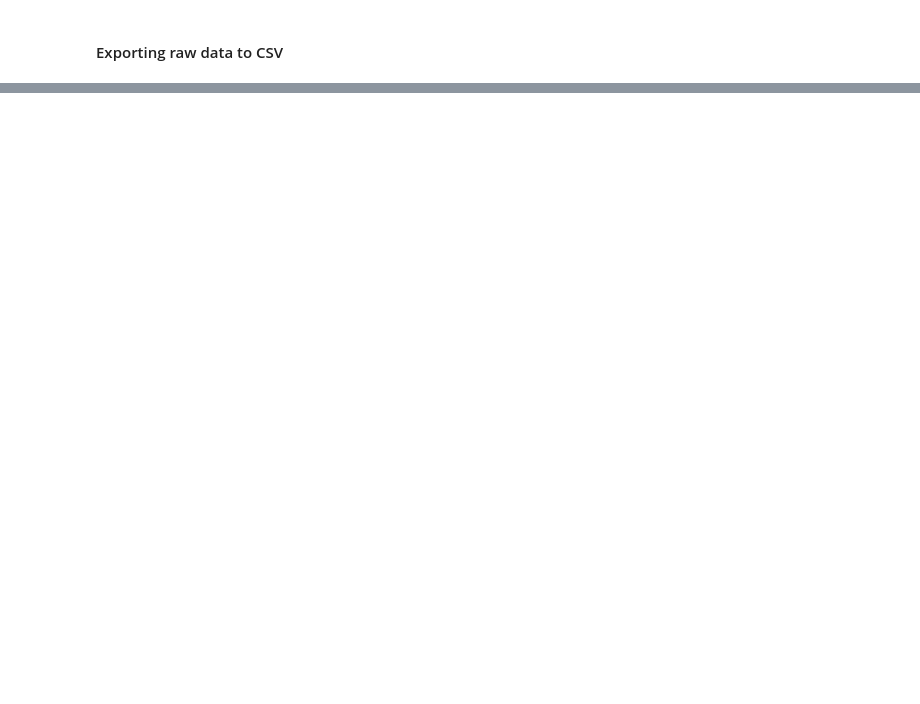
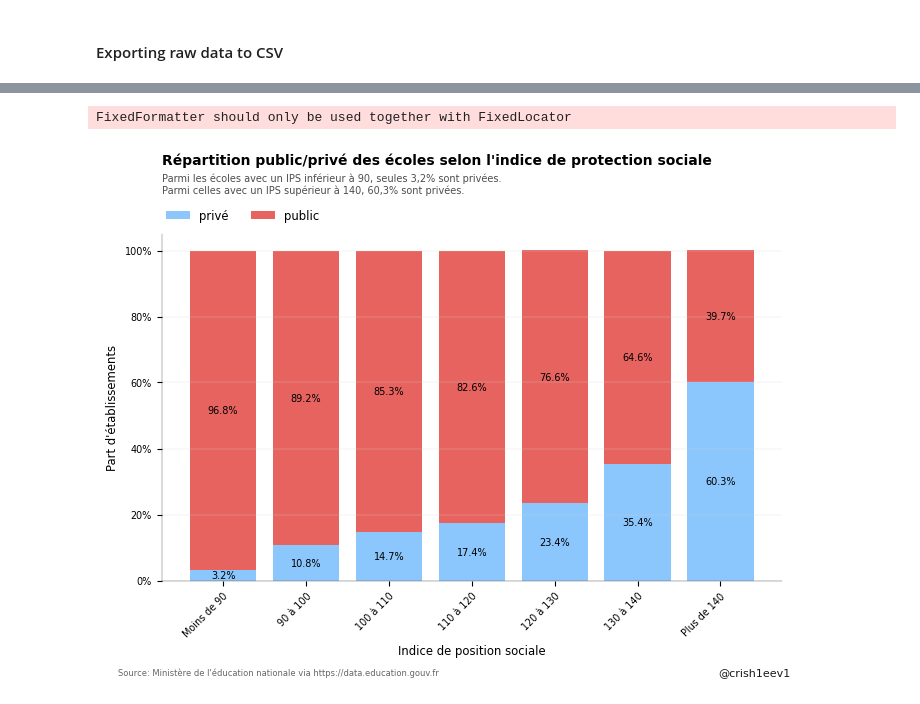
Before and after one commit to crish1eev1/indice-de-position-sociale, a Jupyter notebook: main.ipynb, the cells around one changed output, grey strips where cells are left out. Drawn from its saved outputs; the diff is of its cells as text; code cells hidden in the pictures; blank space fills up the shorter version.

```diff
--- a/main.ipynb
+++ b/main.ipynb
@@ -354,0 +569,3 @@ fig.show()
+# %%
+plt.style.use("default")
+mpl.rcParams.keys()
@@ -354,0 +647,55 @@ fig.show()
+# %%
+fig, ax = plt.subplots()
+bar1 = ax.bar(ips_ecole_split.index, ips_ecole_split['privé sous contrat'], label='privé', color='#8BC6FC')
+bar2 = ax.bar(ips_ecole_split.index, ips_ecole_split['public'], label='public', bottom=ips_ecole_split['privé sous contrat'], color='#E66360')
+
+ax.set_title('Répartition public/privé des écoles selon l\'indice de protection sociale', pad=50)
+ax.legend(bbox_to_anchor=(0, 1.02, 1, 0.2), loc="lower left", ncol=2, borderaxespad=0) #https://stackoverflow.com/questions/4700614/how-to-put-the-legend-outside-the-plot/43439132#43439132
+ax.set_xlabel("Indice de position sociale")
+ax.set_ylabel("Part d'établissements")
+
+ax.set_xticklabels(
+    labels=ips_ecole_split.index,
+    rotation=45,
+    ha="right",
+    rotation_mode="anchor")
+
+label_bar1 = ((ips_ecole_split['privé sous contrat']*100).round(2).astype(str)) + '%'
+label_bar2 = ((ips_ecole_split['public']*100).round(2).astype(str)) + '%'
+ax.bar_label(bar1, padding=0, label_type='center', labels=label_bar1, fontsize=7)
+ax.bar_label(bar2, padding=0, label_type='center', labels=label_bar2, fontsize=7)
+
+import matplotlib.ticker as mtick
+plt.gca().yaxis.set_major_formatter(mtick.PercentFormatter(xmax=1.0))
+
+
+# Subtitle
+ax.text(x=.125, y=.97,
+        s="Parmi les écoles avec un IPS inférieur à 90, seules 3,2% sont privées.\nParmi celles avec un IPS supérieur à 140, 60,3% sont privées.",
+        transform=fig.transFigure,
+        ha='left',
+        fontsize=7,
+        alpha=.7)
+
+# Source text
+ax.text(x=.07, y=-0.1,
+        s="Source: Ministère de l'éducation nationale via https://data.education.gouv.fr",
+        transform=fig.transFigure,
+        ha='left',
+        fontsize=6,
+        alpha=.6)
+
+# copyright text
+ax.text(x=.82, y=-0.1,
+        s="@crish1eev1",
+        transform=fig.transFigure,
+        ha='left',
+        fontsize=8,
+        alpha=.9)
+
+timestr = time.strftime("%Y-%m-%d_%H-%M-%S")
+file_name = 'ips-ecole' + timestr + ".png"
+plt.savefig(data_out + file_name)
+# %% [output]
+FixedFormatter should only be used together with FixedLocator
+[figure, added]
```
Also changed, not shown: parts of 52 cells of this notebook.
